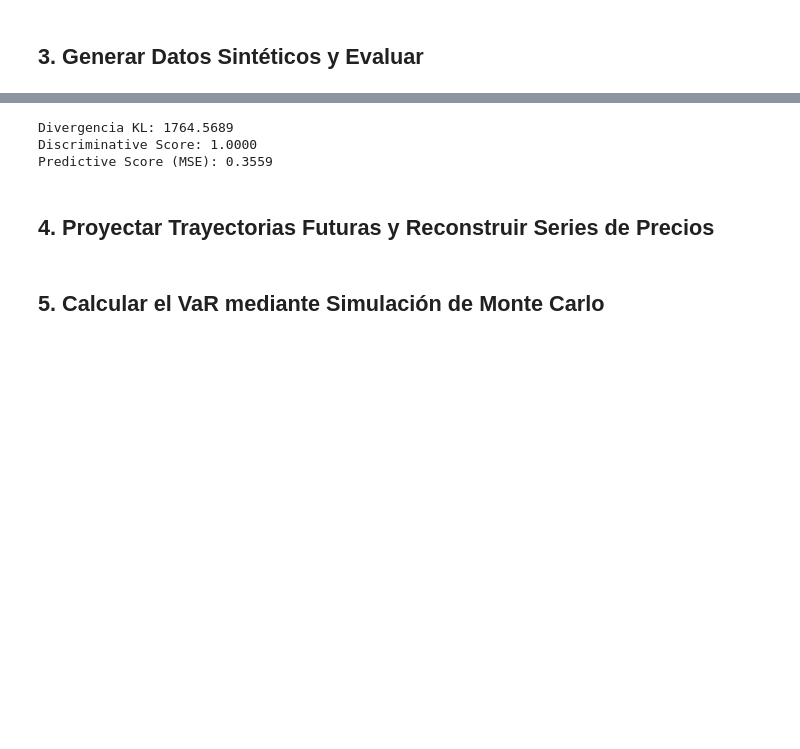
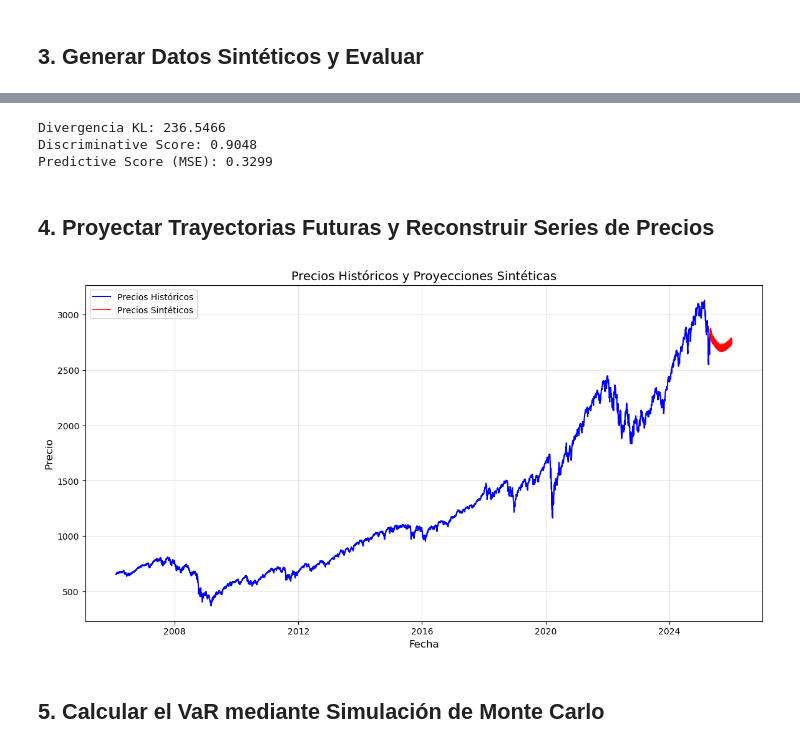
Before and after one commit to RiemannIntegrable/TimeGAN-VaR, a Jupyter notebook: notebooks/implementacion.ipynb, the cells around one changed output, grey strips where cells are left out. Drawn from its saved outputs; the diff is of its cells as text; code cells hidden in the pictures; blank space fills up the shorter version.

```diff
--- a/notebooks/implementacion.ipynb
+++ b/notebooks/implementacion.ipynb
@@ -46,18 +46,19 @@ h.drop(columns=['Unnamed: 0'], inplace=True)
 #sns.lineplot(x="Date", y="Close", data=h)
 # %%
 # Calcular rendimientos y añadir características
-#df = calculate_returns(h, method='log')
+df = calculate_returns(h, method='log')
 #df.head()
 # %%
 # Normalizar los datos para el entrenamiento del modelo
-#features_to_normalize = [col for col in df.columns if col != 'Date']
-#df_norm, norm_params = normalize_data(df, features=features_to_normalize, method='minmax')
+features_to_normalize = [col for col in df.columns if col != 'Date']
+df_norm, norm_params = normalize_data(df, features=features_to_normalize, method='minmax')
+df_norm.set_index('Date', inplace=True)
 
 # Exportar los datos normalizados
-#df_norm.to_csv('../data/processed/portafolio_normalizado.csv', index=False)
+df_norm.to_csv('../data/processed/portafolio_normalizado.csv', index=False)
 
 # Cargar los datos normalizados
-df_norm = pd.read_csv('../data/processed/portafolio_normalizado.csv', parse_dates=['Date'])
+#df_norm = pd.read_csv('../data/processed/portafolio_normalizado.csv', parse_dates=['Date'])
 
 # Visualizar datos normalizados
 #df_norm.head()
@@ -79,24 +80,24 @@ Forma de las ventanas de entrenamiento: (4590, 250, 1)
 # Definir parámetros del modelo
 time_series_len = window_size
 features = len(selected_features)
-rnn_units =8   # Unidades en cada capa GRU
-rnn_layers = 2   # Número de capas GRU
+rnn_units = 64   # Unidades en cada capa GRU
+rnn_layers = 6   # Número de capas GRU
 
 # Inicializar el modelo TimeGAN
 timegan_tuple = timegan_init(time_series_len, features, rnn_units, rnn_layers)
 
 # Parámetros de entrenamiento
-epochs = 10      # Reducido para demostración, usar 1000-2000 para resultados óptimos
-batch_size = 64
-learning_rate = 0.01
+epochs = 4000      # Reducido para demostración, usar 1000-2000 para resultados óptimos
+batch_size = 16
+learning_rate = 0.0005
 
 # Entrenar el modelo (esto puede tomar tiempo)
-#trained_timegan = timegan_train(windows, timegan_tuple, epochs, batch_size, learning_rate)
+trained_timegan = timegan_train(windows, timegan_tuple, epochs, batch_size, learning_rate)
 
 # Exportar el generador
-#syn_generator = timegan_export_generator(trained_timegan)
+syn_generator = timegan_export_generator(trained_timegan)
 
 # Guardar el modelo entrenado
-#os.makedirs('../models', exist_ok=True)
-#generator_save(syn_generator, '../models/timegan_stock_model.weights.h5')
+os.makedirs('../models', exist_ok=True)
+generator_save(syn_generator, '../models/timegan_stock_model.weights.h5')
 # %% [output]
@@ -128,7 +135,7 @@ Your kernel may have been built without NUMA support.
 syn_generator = generator_load('../models/timegan_stock_model.weights.h5', time_series_len, features, rnn_units, rnn_layers)
 
 # Generar datos sintéticos
-n_simulations = 10  # Número de trayectorias sintéticas
+n_simulations = 5000  # Número de trayectorias sintéticas
 synthetic_windows = generator_gen(syn_generator, generate_cnt=n_simulations)
 synthetic_windows[0].shape
 # %% [output]
@@ -153,9 +159,9 @@ print(f"Divergencia KL: {kl_div:.4f}")
 print(f"Discriminative Score: {disc_score:.4f}")
 print(f"Predictive Score (MSE): {pred_score:.4f}")
 # %% [output]
-Divergencia KL: 1764.5689
-Discriminative Score: 1.0000
-Predictive Score (MSE): 0.3559
+Divergencia KL: 236.5466
+Discriminative Score: 0.9048
+Predictive Score (MSE): 0.3299
 # %% [markdown]
 ## 4. Proyectar Trayectorias Futuras y Reconstruir Series de Precios
 # %%
@@ -172,39 +178,45 @@ for i in range(n_simulations):
 
 # Reconstruir las series de precios a partir de los rendimientos sintéticos
 last_price = df['Close'].iloc[-1]
-horizon = 100  # Días futuros a proyectar
+horizon = 250  # Días futuros a proyectar
+
+# Obtener la última fecha y asegurarnos de que es datetime
+last_date = h['Date'].iloc[len(df.index)-1]  # Nos aseguramos de usar el mismo índice que df
+future_dates = pd.date_range(start=last_date + pd.Timedelta(days=1), periods=horizon)
 
 future_prices_list = []
-future_dates = pd.date_range(start=df.index[-1] + pd.Timedelta(days=1), periods=horizon)
 
 for synth_df in synthetic_df_list:
     # Usar solo los primeros 'horizon' puntos de las ventanas
     returns = synth_df['Returns'].values[:horizon]
 
     # Reconstruir precios a partir de rendimientos logarítmicos
     future_prices = [last_price]
     for ret in returns:
         future_prices.append(future_prices[-1] * np.exp(ret))
 
     future_prices = future_prices[1:]  # Eliminar el precio inicial que ya tenemos
     future_prices_list.append(future_prices)
 
 # Visualizar trayectorias de precios históricos y sintéticos
 plt.figure(figsize=(14, 7))
-plt.plot(df.index, df['Close'], 'b-', label='Precios Históricos')
+# Usamos el mismo rango de fechas que df
+plt.plot(h['Date'].iloc[1:], df['Close'], 'b-', label='Precios Históricos')
 
 for i, prices in enumerate(future_prices_list):
     if i == 0:
         plt.plot(future_dates, prices, 'r-', alpha=0.8, label='Precios Sintéticos')
     else:
         plt.plot(future_dates, prices, 'r-', alpha=0.2)
 
 plt.title('Precios Históricos y Proyecciones Sintéticas', fontsize=14)
 plt.xlabel('Fecha', fontsize=12)
 plt.ylabel('Precio', fontsize=12)
 plt.grid(True, alpha=0.3)
 plt.legend()
 plt.show()
+# %% [output]
+[figure, added]
 # %% [markdown]
 ## 5. Calcular el VaR mediante Simulación de Monte Carlo
 # %%
```
Also changed, not shown: parts of 3 cells of this notebook, 4 other files.
